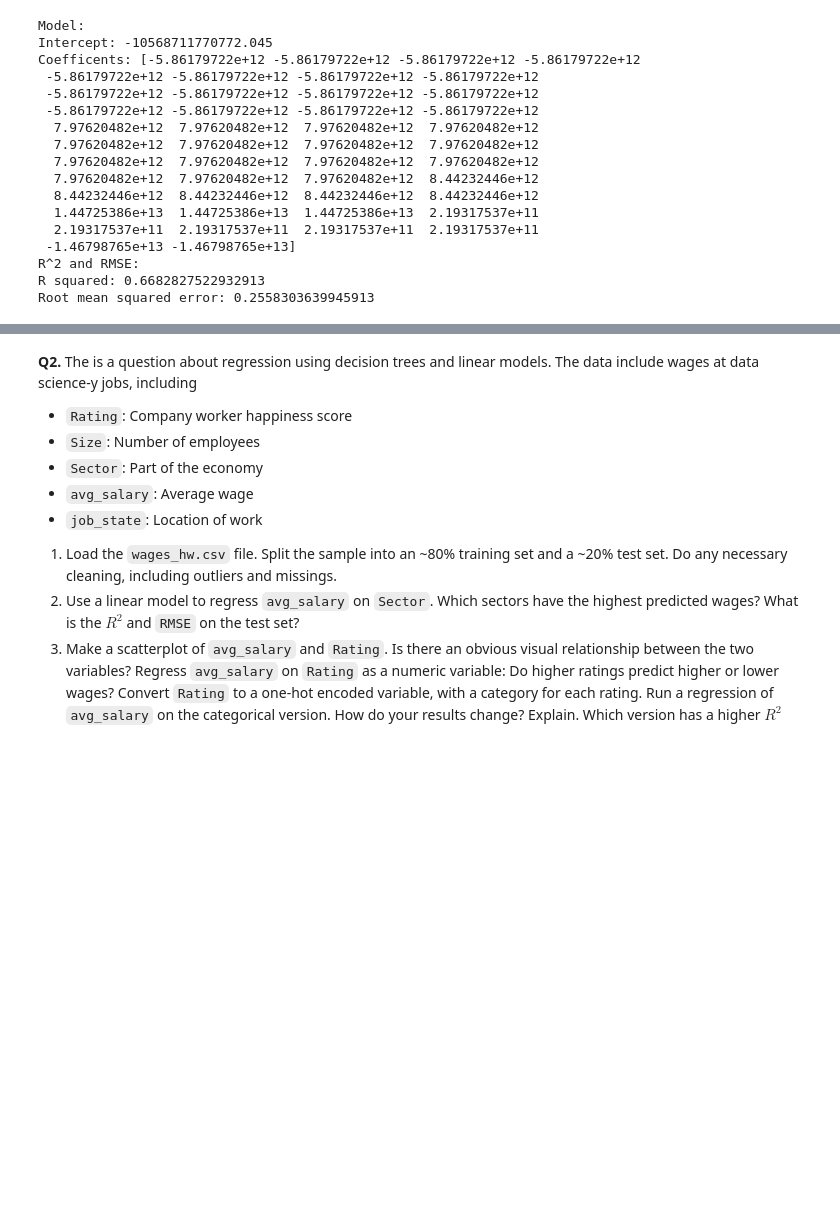
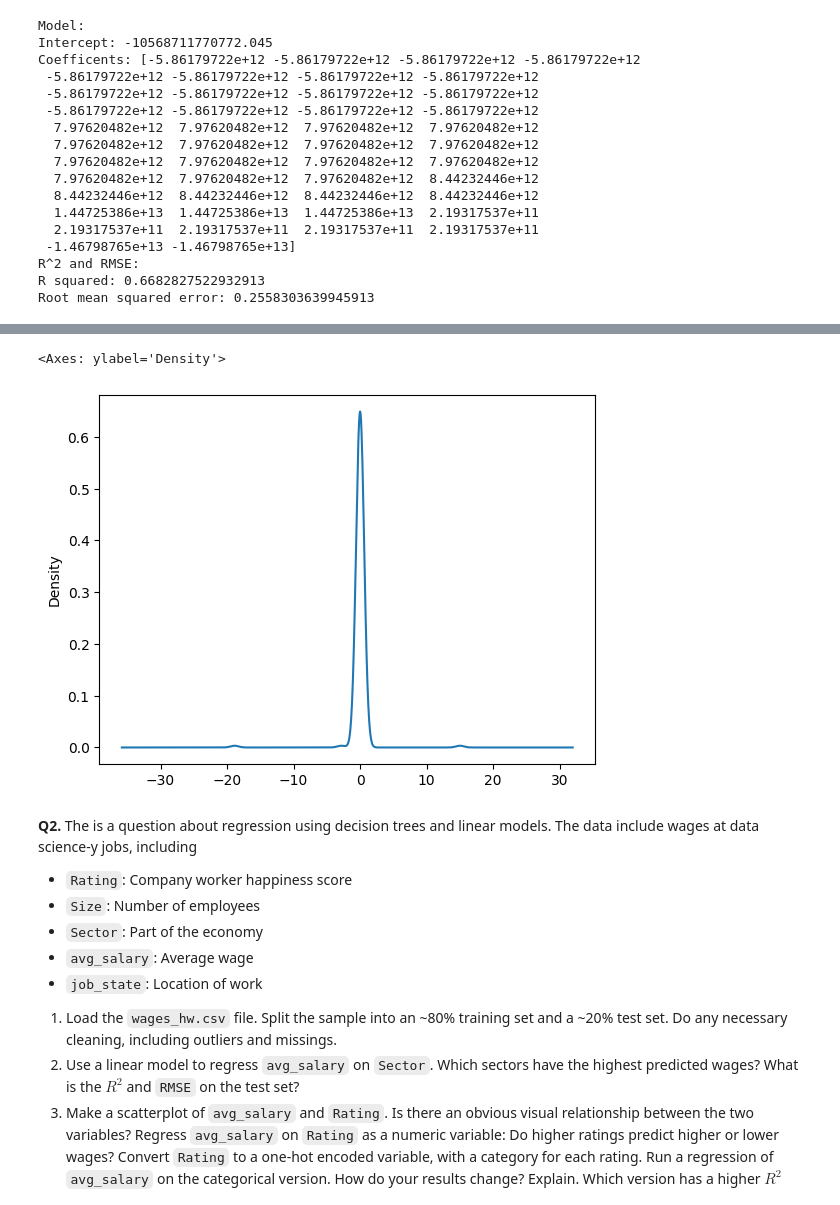
Before and after one commit to BAltenburger/assignment4, a Jupyter notebook: assignment4.ipynb, the cells around one changed output, grey strips where cells are left out. Cells and saved outputs as stored; diff of their text form; code cells hidden in the pictures; blank space fills up the shorter version.

```diff
--- a/assignment4.ipynb
+++ b/assignment4.ipynb
@@ -343,3 +416,14 @@ X_expand.head()
+# %%
+residuals = y_test - y_pred
+residuals.plot.density()
+# The residuals so not look roughly bell shaped around the center. It has a very sharp peak around the center
+# This tells me this model overfits the data, which I also could tell was happening before because the R^2 is 1 for this model.
+
+# I said this was the "best" model because it has the lowest RMSE and the highest R^2 value, but these plots show that the model overfits. As such,
+# this might not be the best model to use in real life.
+# %% [output]
+<Axes: ylabel='Density'>
+[figure, added]
 # %%
 #   7. Now, let's use a regression tree. Construct an appropriate matrix of regressors/features, and fit a tree to the data.
 # Vary the maximum depth of the decision tree using the `max_depth` option (i.e. `tree.DecisionTreeRegressor(max_depth=D)`),
```
Also changed, not shown: parts of 23 cells of this notebook.
